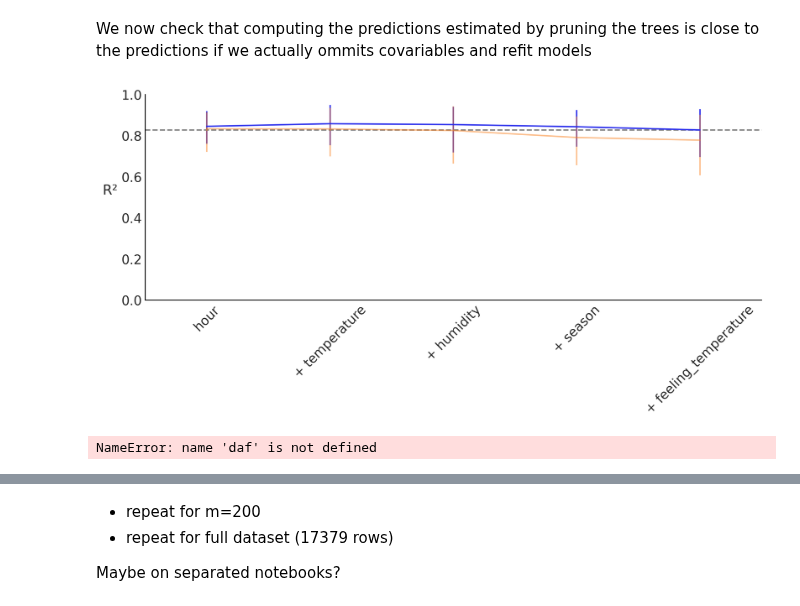
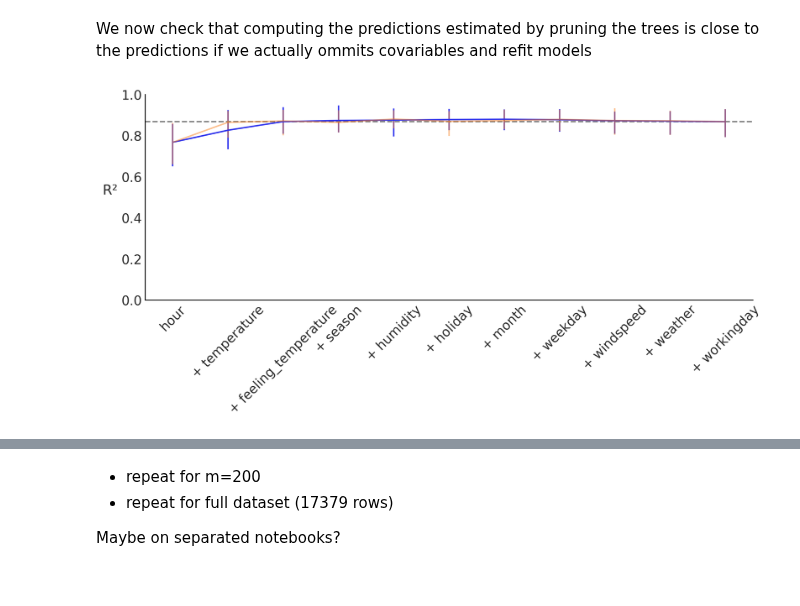
Before and after one commit to Grupo-de-modelado-probabilista/BART, a Jupyter notebook: variable_selection/Bikes.ipynb, the cells around one changed output, grey strips where cells are left out. Saved outputs shown, nothing was run; the diff lists cells and outputs as text; code cells hidden in the pictures.

```diff
--- a/variable_selection/Bikes.ipynb
+++ b/variable_selection/Bikes.ipynb
@@ -19,8 +19,7 @@ plt.rcParams["figure.dpi"] = 300
 bikes = pd.read_csv("bikes_full.csv")[::50]
 
 Y = bikes.pop("count")
-# FIXME this should be just X = bikes
-X = bikes[["hour", "temperature", "humidity", "season", "feeling_temperature"]]
+X = bikes
 # %% [markdown]
 We perform a first run to get the ranking of the variable importance
 # %%
@@ -94,18 +115,10 @@ Sampling 4 chains for 1_000 tune and 1_000 draw iterations (4_000 + 4_000 draws
 # %% [markdown]
 We now check that computing the predictions estimated by pruning the trees is close to the predictions if we actually ommits covariables and refit models
 # %%
-import sys
-from importlib import reload
-from vi_evi import vi_evi
-reload(sys.modules['vi_evi'])
 vi_evi(bart_rvs, idatas, X, indices_vi, "VI", 100, RANDOM_SEED, figsize=(10, 5))
 plt.savefig(f"bikes_m50_vi_small.png")
 # %% [output]
-[figure, old version]
+[figure, new version]
-# %%
-daf
-# %% [output]
-NameError: name 'daf' is not defined
 # %%
 ## Explicit computation of R² following method="backward" order, with m=50
 # %%
```
Also changed, not shown: parts of 7 cells of this notebook, 2 other files.
